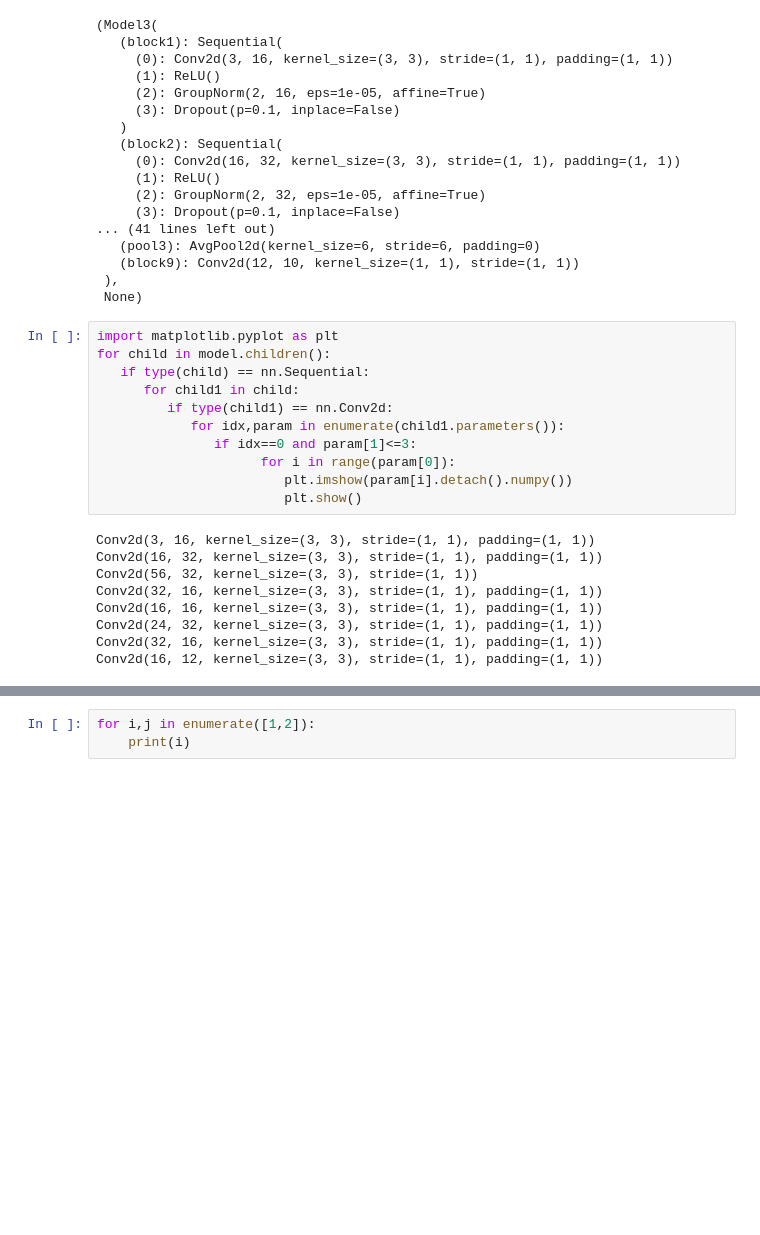
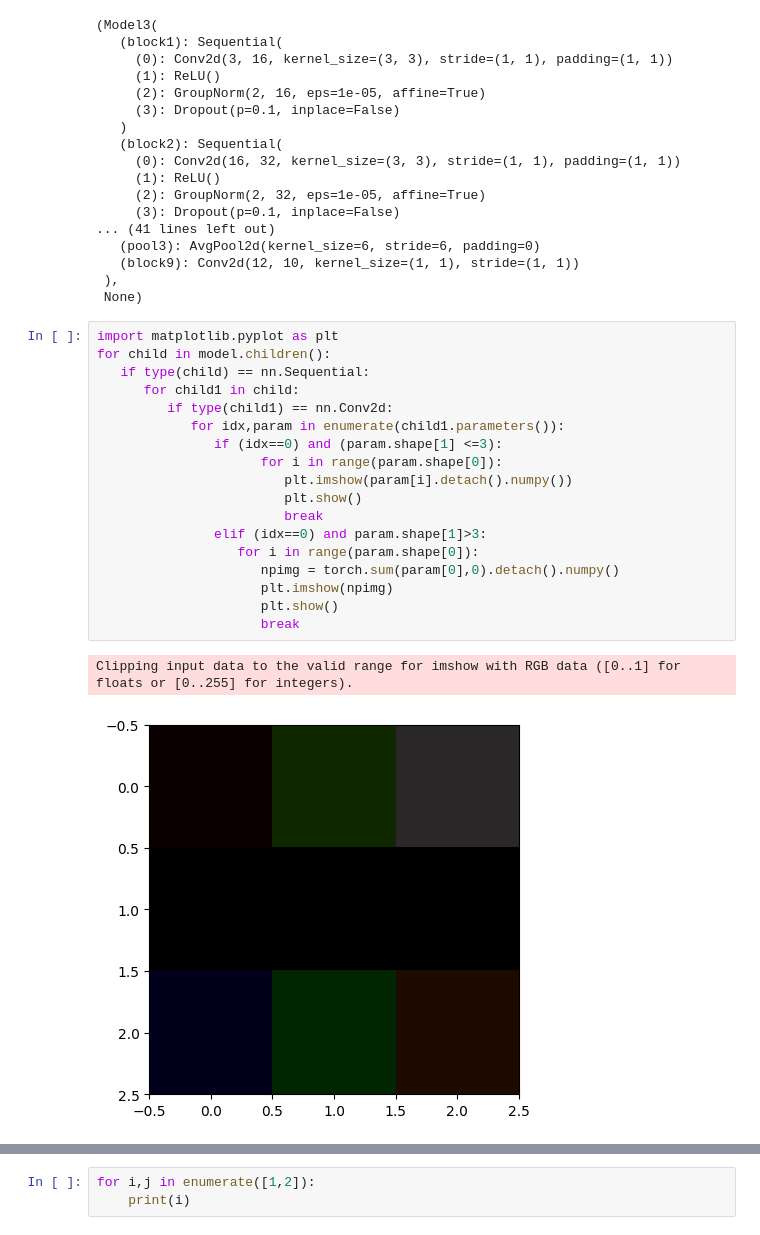
Before and after one commit to ksharsha72/tsai, a Jupyter notebook: S8/S8.ipynb, the cells around one changed output, grey strips where cells are left out. Saved outputs shown, nothing was run; the diff lists cells and outputs as text; blank space fills up the shorter version.

Commit message:
visualize kernels

```diff
--- a/S8/S8.ipynb
+++ b/S8/S8.ipynb
@@ -42,20 +42,21 @@ Estimated Total Size (MB): 2.74
 # %%
 import matplotlib.pyplot as plt
 for child in model.children():
    if type(child) == nn.Sequential:
       for child1 in child:
          if type(child1) == nn.Conv2d:
             for idx,param in enumerate(child1.parameters()):
-               if idx==0 and param[1]<=3:
-                     for i in range(param[0]):
+               if (idx==0) and (param.shape[1] <=3):
+                     for i in range(param.shape[0]):
                         plt.imshow(param[i].detach().numpy())
                         plt.show()
+                        break
+               elif (idx==0) and param.shape[1]>3:
+                  for i in range(param.shape[0]):
+                     npimg = torch.sum(param[0],0).detach().numpy()
+                     plt.imshow(npimg)
+                     plt.show()
+                     break
 # %% [output]
-Conv2d(3, 16, kernel_size=(3, 3), stride=(1, 1), padding=(1, 1))
-Conv2d(16, 32, kernel_size=(3, 3), stride=(1, 1), padding=(1, 1))
-Conv2d(56, 32, kernel_size=(3, 3), stride=(1, 1))
-Conv2d(32, 16, kernel_size=(3, 3), stride=(1, 1), padding=(1, 1))
-Conv2d(16, 16, kernel_size=(3, 3), stride=(1, 1), padding=(1, 1))
-Conv2d(24, 32, kernel_size=(3, 3), stride=(1, 1), padding=(1, 1))
-Conv2d(32, 16, kernel_size=(3, 3), stride=(1, 1), padding=(1, 1))
-Conv2d(16, 12, kernel_size=(3, 3), stride=(1, 1), padding=(1, 1))
+Clipping input data to the valid range for imshow with RGB data ([0..1] for floats or [0..255] for integers).
+[figure, added]
```
Also changed, not shown: parts of 7 cells of this notebook, 1 other file.
